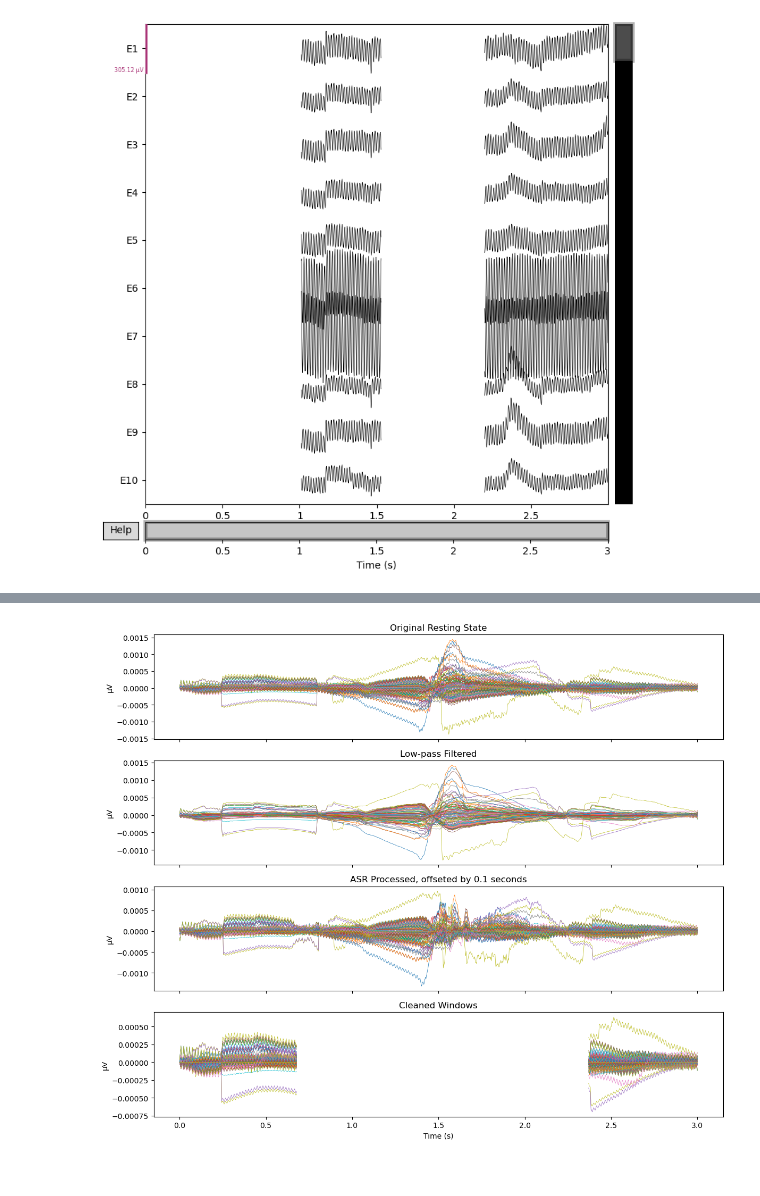
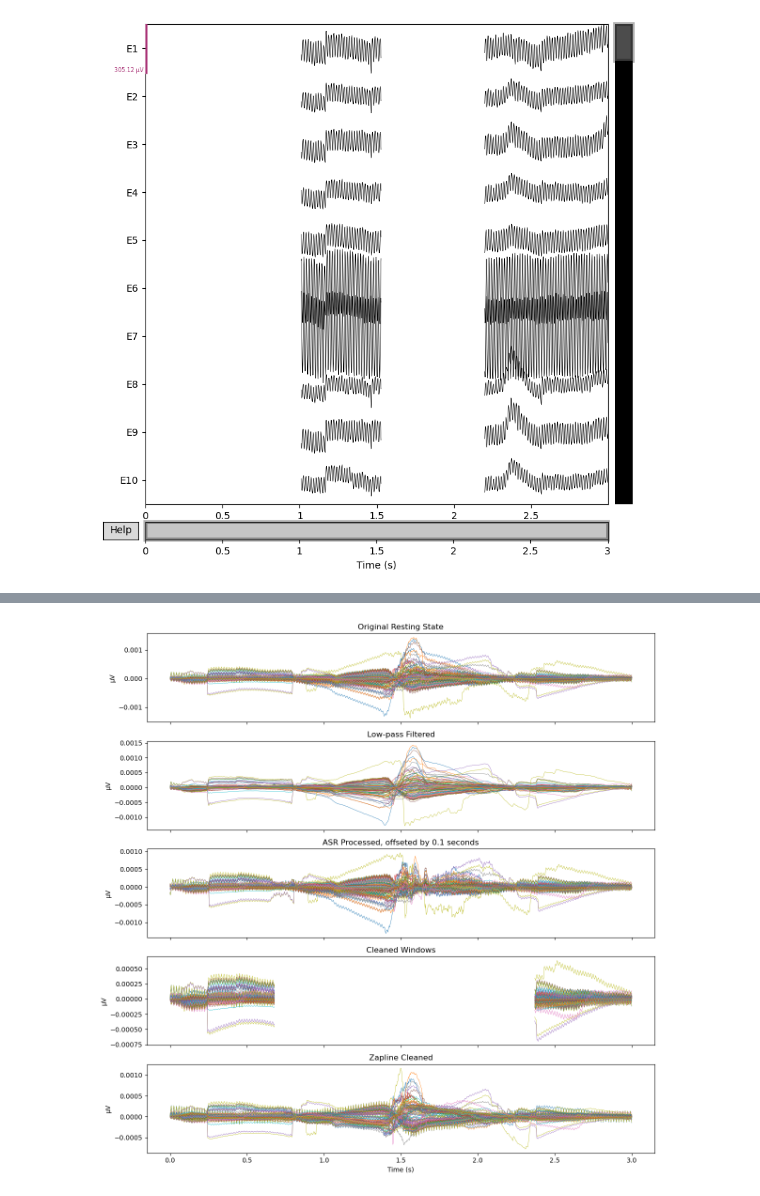
Before and after one commit to josephzhengg/amplab-digtwins, a Jupyter notebook: notebooks/joseph-nb/preprocess_filter.ipynb, the cells around one changed output, grey strips where cells are left out. Saved outputs shown, nothing was run; the diff lists cells and outputs as text; code cells hidden in the pictures.

Commit message:
updated with cleanline alternative preprocessing

```diff
--- a/notebooks/joseph-nb/preprocess_filter.ipynb
+++ b/notebooks/joseph-nb/preprocess_filter.ipynb
@@ -180,3 +180,17 @@ Ready.
     Range : 0 ... 1500 =      0.000 ...     3.000 secs
 Ready.
 [figure]
+# %%
+from meegkit import dss
+# cleanline alternative
+
+def zapline_clean(raw, fline):
+    data = raw.get_data()
+    sfreq = raw.info['sfreq']
+    out, _ = dss.dss_line(data, fline, sfreq=sfreq, nkeep=1)
+    cleaned_raw = mne.io.RawArray(out, raw.info)
+    return cleaned_raw
+
+cleaned_resting_zapline = zapline_clean(resting_state_crop, fline=50.0)
+
+p = cleaned_resting_zapline.plot(n_channels=10, scalings='auto', title='Zapline Cleaned Resting State', show=True, block=False)
@@ -183,26 +227,27 @@ Ready.
 # %%
 import matplotlib.pyplot as plt
 
-fig, axes = plt.subplots(4, 1, figsize=(12, 10), sharex=True)
+fig, axes = plt.subplots(5, 1, figsize=(12, 12), sharex=True)
 
 tmin, tmax = 0, 3
 for ax, (raw, title) in zip(
     axes,
     [
         (resting_state_crop, "Original Resting State"),
         (low_pass_resting, "Low-pass Filtered"),
         (asr_resting_raw, "ASR Processed, offseted by 0.1 seconds"),
         (resting_cleaned_raw, "Cleaned Windows"),
+        (cleaned_resting_zapline, "Zapline Cleaned")
     ],
 ):
     data, times = raw.copy().crop(tmin, tmax).get_data(return_times=True)
     ax.plot(times, data.T, lw=0.5)
     ax.set_title(title)
     ax.set_ylabel("µV")
 
 axes[-1].set_xlabel("Time (s)")
 plt.tight_layout()
 plt.show()
 # %% [output]
-[figure, old version]
+[figure, new version]
 # %%
```
Also changed, not shown: parts of 3 cells of this notebook.
